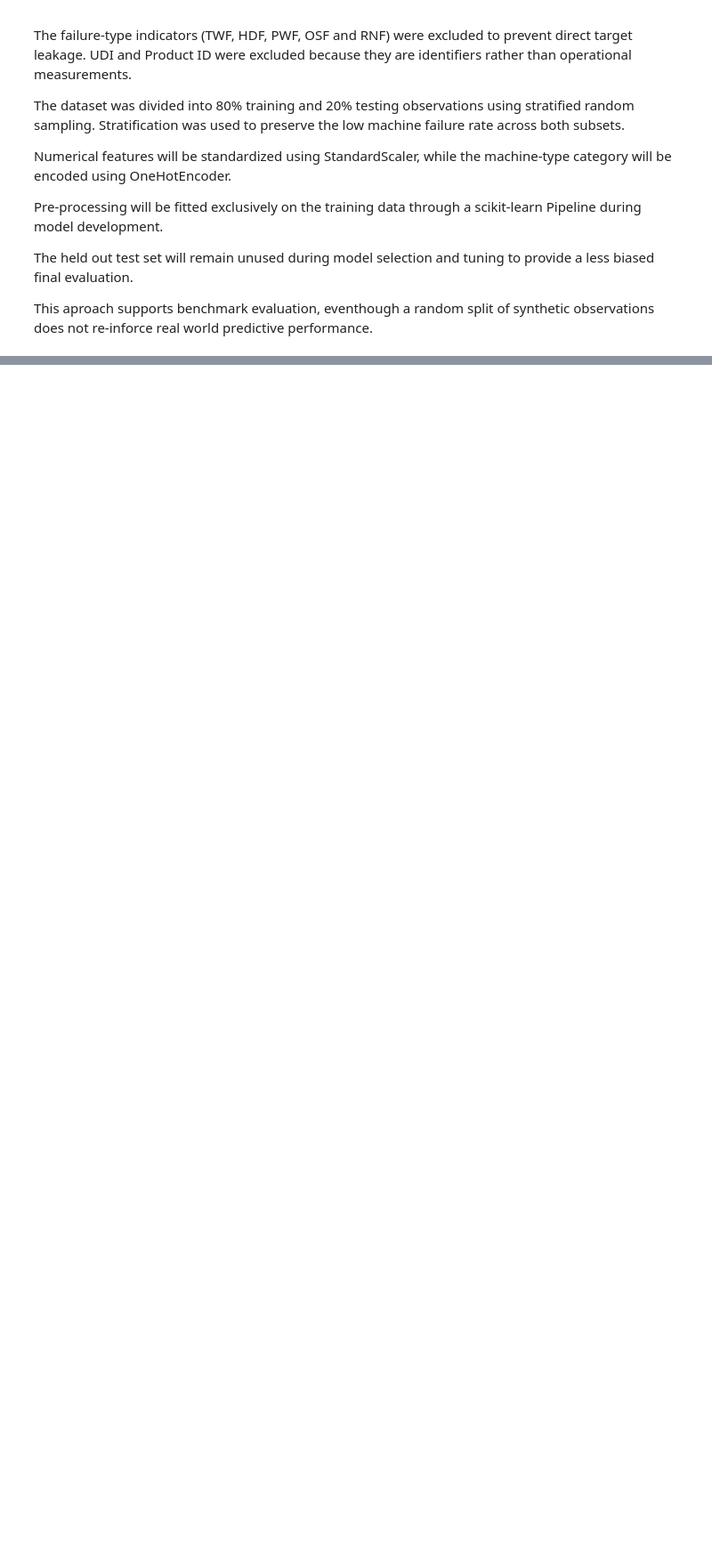
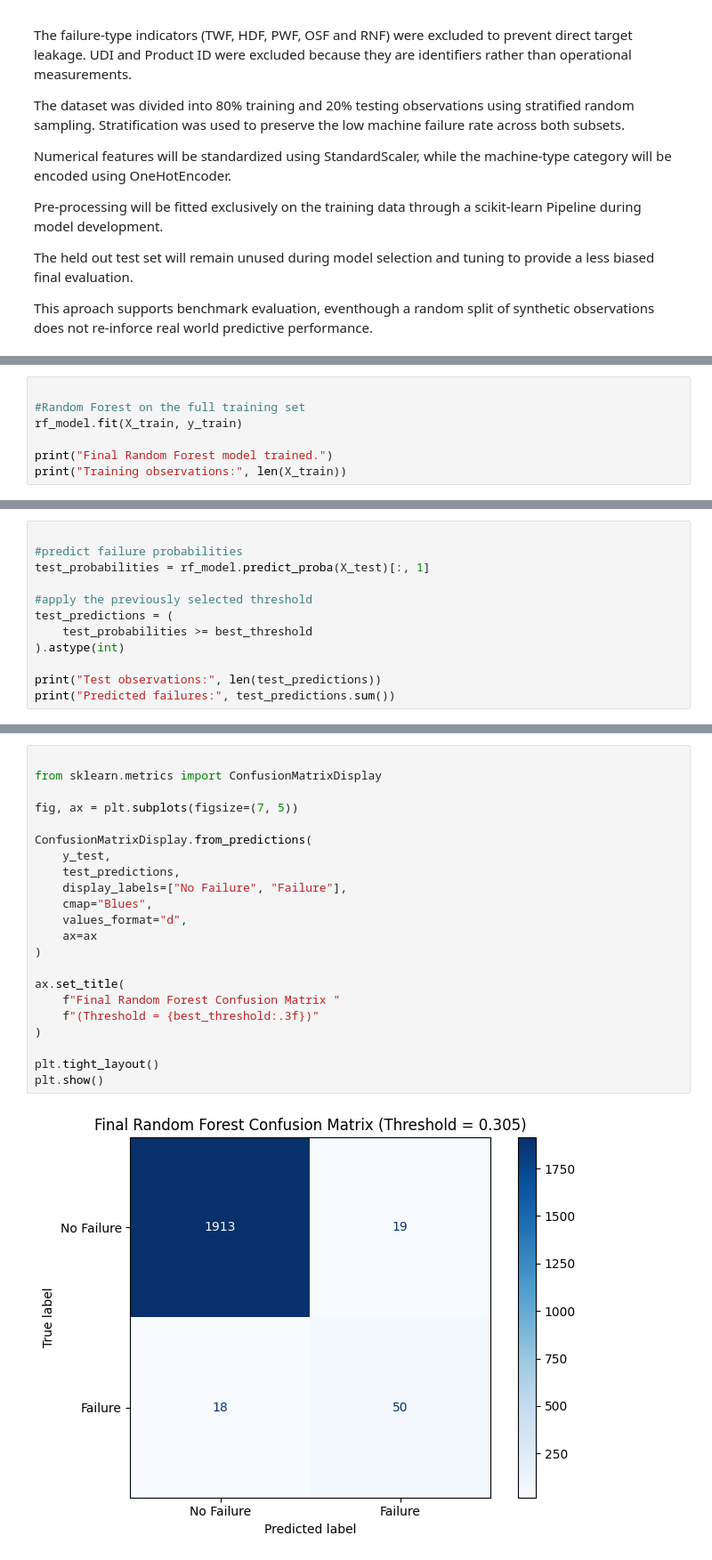
Before and after one commit to gourignair/predictive-maintenance-ml, a Jupyter notebook: notebooks/02_model_development.ipynb, the cells around one changed output, grey strips where cells are left out. Shown at 89% size. Drawn from its saved outputs; the diff is of its cells as text; blank space fills up the shorter version.

```diff
--- a/notebooks/02_model_development.ipynb
+++ b/notebooks/02_model_development.ipynb
@@ -166,0 +455,7 @@ This aproach supports benchmark evaluation, eventhough a random split of synthet
+# %%
+
+#Random Forest on the full training set
+rf_model.fit(X_train, y_train)
+
+print("Final Random Forest model trained.")
+print("Training observations:", len(X_train))
@@ -166,0 +465,12 @@ This aproach supports benchmark evaluation, eventhough a random split of synthet
+# %%
+
+#predict failure probabilities
+test_probabilities = rf_model.predict_proba(X_test)[:, 1]
+
+#apply the previously selected threshold
+test_predictions = (
+    test_probabilities >= best_threshold
+).astype(int)
+
+print("Test observations:", len(test_predictions))
+print("Predicted failures:", test_predictions.sum())
@@ -166,0 +537,24 @@ This aproach supports benchmark evaluation, eventhough a random split of synthet
+# %%
+
+from sklearn.metrics import ConfusionMatrixDisplay
+
+fig, ax = plt.subplots(figsize=(7, 5))
+
+ConfusionMatrixDisplay.from_predictions(
+    y_test,
+    test_predictions,
+    display_labels=["No Failure", "Failure"],
+    cmap="Blues",
+    values_format="d",
+    ax=ax
+)
+
+ax.set_title(
+    f"Final Random Forest Confusion Matrix "
+    f"(Threshold = {best_threshold:.3f})"
+)
+
+plt.tight_layout()
+plt.show()
+# %% [output]
+[figure, added]
```
Also changed, not shown: parts of 23 cells of this notebook.
